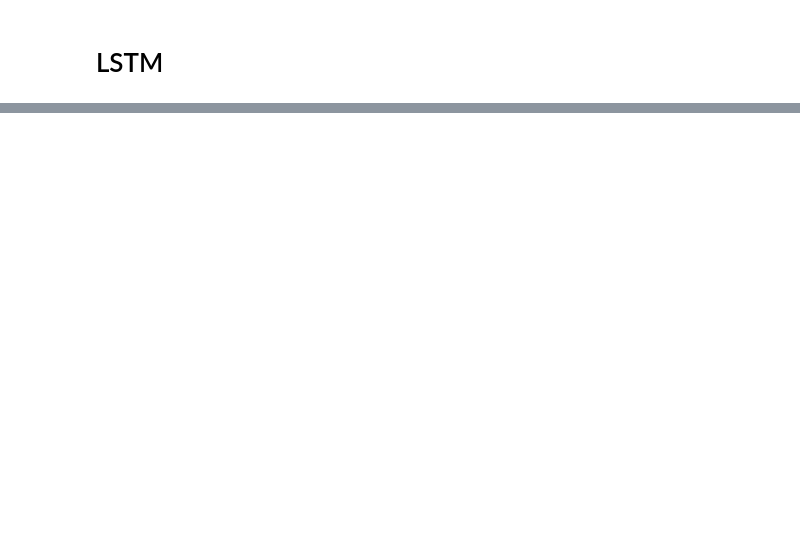
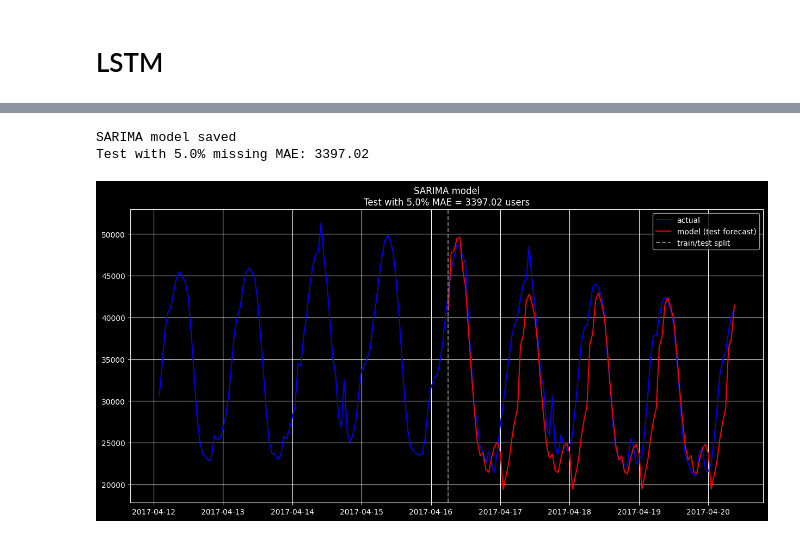
Before and after one commit to EmilBBbbbbbb/ARIMA_vs_LSTM, a Jupyter notebook: ARIMA_vs_LSTM.ipynb, the cells around one changed output, grey strips where cells are left out. Cells and saved outputs as stored; diff of their text form; code cells hidden in the pictures; blank space fills up the shorter version.

```diff
--- a/ARIMA_vs_LSTM.ipynb
+++ b/ARIMA_vs_LSTM.ipynb
@@ -558,0 +592,48 @@ plt.show()
+# %%
+def sarima_pipline(data_missing, missing_percent, model=None):
+    data_missing = impute_linear(data_missing)
+    data_missing["Users_log"] = np.log1p(data_missing["Users"])
+
+    if model:
+        with open(model, 'rb') as f:
+            model_SARIMA = pickle.load(f)
+    else:
+        model_SARIMA= sm.tsa.statespace.SARIMAX(data_missing.Users_log, order=(4, d, 3),
+                                            seasonal_order=(4, D, 1, 24)).fit(disp=-1)
+        with open(f'sarima_model_{missing_percent}.pkl', 'wb') as f:
+            pickle.dump(model_SARIMA, f)
+        print("SARIMA model saved")
+
+    forecast_log_SARIMA = model_SARIMA.forecast(steps=len(data_test))
+
+    forecast_SARIMA = pd.Series(
+    np.expm1(forecast_log_SARIMA.to_numpy()),   # без индексного выравнивания
+    index=data_test.index).clip(lower=0)
+
+    mae_test_sarima = mean_absolute_error(data_test['Users'], forecast_SARIMA)
+    print(f"Test with {missing_percent*100}% missing MAE: {mae_test_sarima:.2f}")
+
+    last_n = 200
+    actual_last = data['Users'].iloc[-last_n:]
+
+    # прогноз есть только на test, поэтому переиндексируем по фактическому окну
+    model_sarima_last = forecast_SARIMA.reindex(actual_last.index)
+
+    plt.figure(figsize=(15, 7))
+    plt.plot(actual_last, label='actual', color='blue')
+    plt.plot(model_sarima_last, label='model (test forecast)', color='red')
+
+    split_time = data_test.index[0]
+    if split_time >= actual_last.index.min():
+        plt.axvline(split_time, color='gray', linestyle='--', label='train/test split')
+
+    plt.title(f"SARIMA model\nTest with {missing_percent*100}% MAE = {mae_test_sarima:.2f} users")
+    plt.legend()
+    plt.grid(True)
+    plt.show()
+# %%
+sarima_pipline(data_train_missing_5, missing_percent=0.05)
+# %% [output]
+SARIMA model saved
+Test with 5.0% missing MAE: 3397.02
+[figure, added]
```
Also changed, not shown: parts of 40 cells of this notebook.
